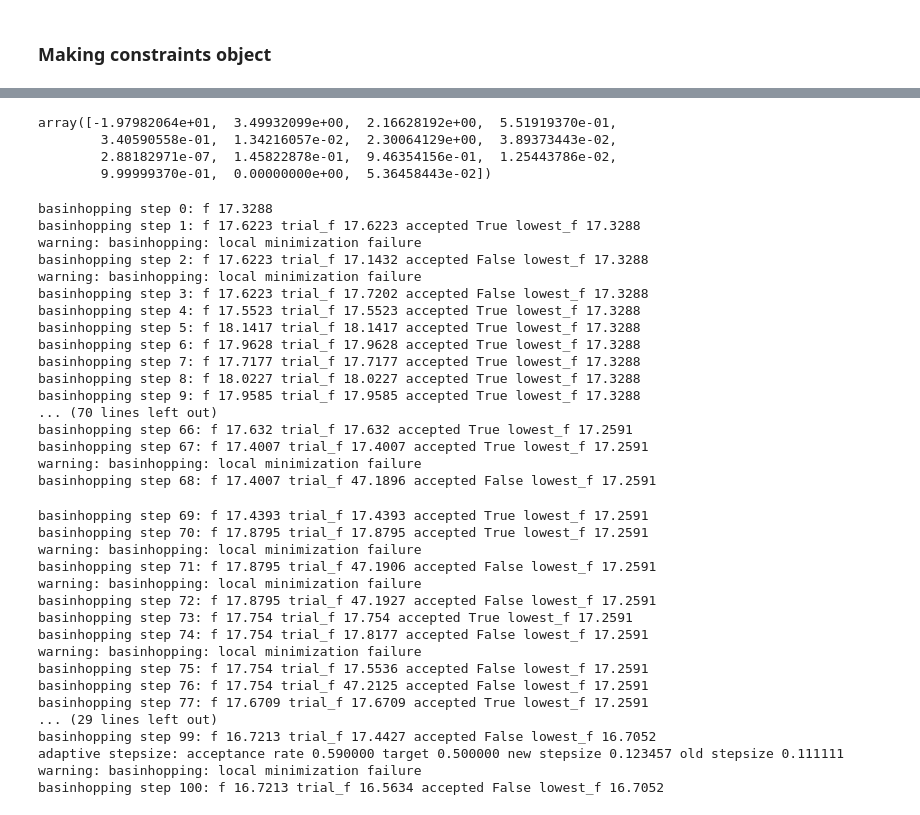
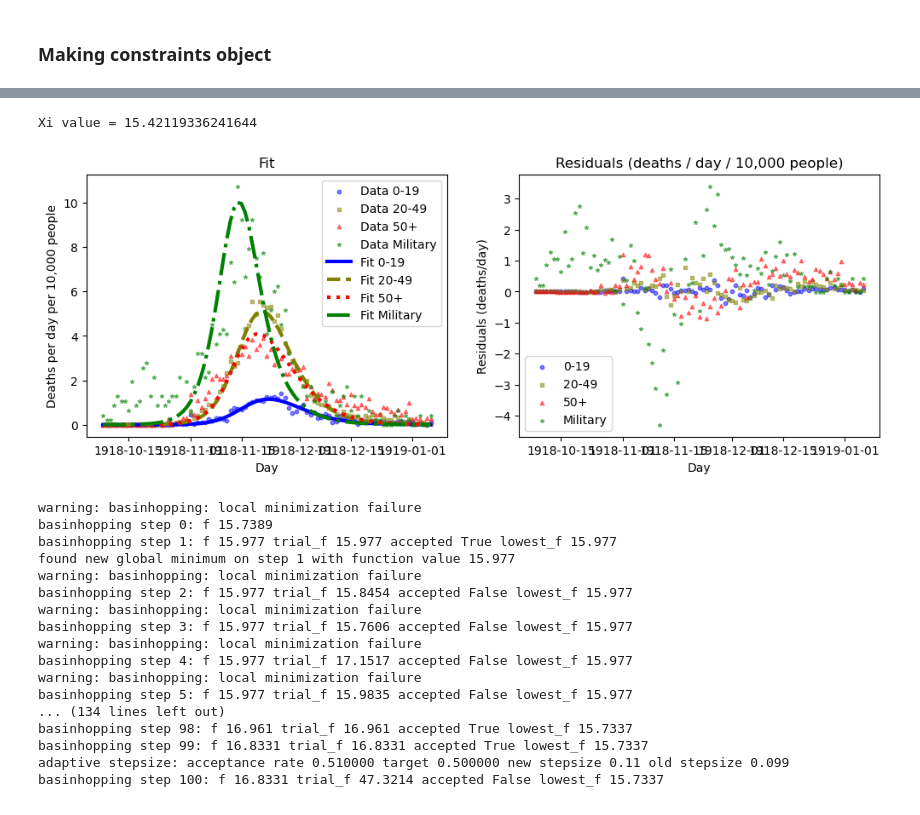
Before and after one commit to gavdoubleu/SEIRD_model, a Jupyter notebook: SEIRD model NZ mil and age.ipynb, the cells around one changed output, grey strips where cells are left out. Cells and saved outputs as stored; diff of their text form; code cells hidden in the pictures.

```diff
--- a/SEIRD model NZ mil and age.ipynb
+++ b/SEIRD model NZ mil and age.ipynb
@@ -364,9 +406,7 @@ Wall time: 4min 23s
+# %%
+my_fit.plot_fit(labellist=['0-19','20-49','50+', 'Military'], xplot=xplot, plot_rate=True)
+# %% [output]
+Xi value = 15.42119336241644
+[figure, added]
 # %%
 #my_optdict['First iteration'] = (my_fit.opt, my_fit.model_handler.Y_0)
-# %%
-my_fit.opt.x
-# %% [output]
-array([-1.97982064e+01,  3.49932099e+00,  2.16628192e+00,  5.51919370e-01,
-        3.40590558e-01,  1.34216057e-02,  2.30064129e+00,  3.89373443e-02,
-        2.88182971e-07,  1.45822878e-01,  9.46354156e-01,  1.25443786e-02,
-        9.99999370e-01,  0.00000000e+00,  5.36458443e-02])
@@ -375,43 +413,32 @@ array([-1.97982064e+01,  3.49932099e+00,  2.16628192e+00,  5.51919370e-01,
 # %%
 my_fit.basin_hopping(niter=100,
                      num_minima_to_save=10,
-                     stepsize=0.1,
-                     T=4.0,
+                     stepsize=0.11,
+                     T=3.0,
                      #niter_success=10,
-                     minimizer_kwargs = {'method':'cobyqa', 'options':{'maxiter':3000}, 'tol':1.0e-5, 'constraints':my_fit.constraints },
+                     save_direct_to_file=True,
+                     save_filename='basin_hopping_Frost_case_fatality_2.txt',
+                     minimizer_kwargs = {'method':'cobyla',
+                                         'options':{'maxiter':3000},
+                                         'tol':1.0e-5,
+                                         'constraints':my_fit.constraints},
+                                         #, 'catol':1.0e-8 },
                      disp=True)
 # %% [output]
-basinhopping step 0: f 17.3288
-basinhopping step 1: f 17.6223 trial_f 17.6223 accepted True lowest_f 17.3288
 warning: basinhopping: local minimization failure
-basinhopping step 2: f 17.6223 trial_f 17.1432 accepted False lowest_f 17.3288
+basinhopping step 0: f 15.7389
+basinhopping step 1: f 15.977 trial_f 15.977 accepted True lowest_f 15.977
+found new global minimum on step 1 with function value 15.977
 warning: basinhopping: local minimization failure
-basinhopping step 3: f 17.6223 trial_f 17.7202 accepted False lowest_f 17.3288
-basinhopping step 4: f 17.5523 trial_f 17.5523 accepted True lowest_f 17.3288
-basinhopping step 5: f 18.1417 trial_f 18.1417 accepted True lowest_f 17.3288
-basinhopping step 6: f 17.9628 trial_f 17.9628 accepted True lowest_f 17.3288
-basinhopping step 7: f 17.7177 trial_f 17.7177 accepted True lowest_f 17.3288
-basinhopping step 8: f 18.0227 trial_f 18.0227 accepted True lowest_f 17.3288
-basinhopping step 9: f 17.9585 trial_f 17.9585 accepted True lowest_f 17.3288
-... (70 lines left out)
-basinhopping step 66: f 17.632 trial_f 17.632 accepted True lowest_f 17.2591
-basinhopping step 67: f 17.4007 trial_f 17.4007 accepted True lowest_f 17.2591
+basinhopping step 2: f 15.977 trial_f 15.8454 accepted False lowest_f 15.977
 warning: basinhopping: local minimization failure
-basinhopping step 68: f 17.4007 trial_f 47.1896 accepted False lowest_f 17.2591
+basinhopping step 3: f 15.977 trial_f 15.7606 accepted False lowest_f 15.977
+warning: basinhopping: local minimization failure
+basinhopping step 4: f 15.977 trial_f 17.1517 accepted False lowest_f 15.977
+warning: basinhopping: local minimization failure
+basinhopping step 5: f 15.977 trial_f 15.9835 accepted False lowest_f 15.977
+... (134 lines left out)
+basinhopping step 98: f 16.961 trial_f 16.961 accepted True lowest_f 15.7337
+basinhopping step 99: f 16.8331 trial_f 16.8331 accepted True lowest_f 15.7337
+adaptive stepsize: acceptance rate 0.510000 target 0.500000 new stepsize 0.11 old stepsize 0.099
+basinhopping step 100: f 16.8331 trial_f 47.3214 accepted False lowest_f 15.7337
-basinhopping step 69: f 17.4393 trial_f 17.4393 accepted True lowest_f 17.2591
-basinhopping step 70: f 17.8795 trial_f 17.8795 accepted True lowest_f 17.2591
-warning: basinhopping: local minimization failure
-basinhopping step 71: f 17.8795 trial_f 47.1906 accepted False lowest_f 17.2591
-warning: basinhopping: local minimization failure
-basinhopping step 72: f 17.8795 trial_f 47.1927 accepted False lowest_f 17.2591
-basinhopping step 73: f 17.754 trial_f 17.754 accepted True lowest_f 17.2591
-basinhopping step 74: f 17.754 trial_f 17.8177 accepted False lowest_f 17.2591
-warning: basinhopping: local minimization failure
-basinhopping step 75: f 17.754 trial_f 17.5536 accepted False lowest_f 17.2591
-basinhopping step 76: f 17.754 trial_f 47.2125 accepted False lowest_f 17.2591
-basinhopping step 77: f 17.6709 trial_f 17.6709 accepted True lowest_f 17.2591
-... (29 lines left out)
-basinhopping step 99: f 16.7213 trial_f 17.4427 accepted False lowest_f 16.7052
-adaptive stepsize: acceptance rate 0.590000 target 0.500000 new stepsize 0.123457 old stepsize 0.111111
-warning: basinhopping: local minimization failure
-basinhopping step 100: f 16.7213 trial_f 16.5634 accepted False lowest_f 16.7052
```
Also changed, not shown: parts of 22 cells of this notebook, 32 other files.
